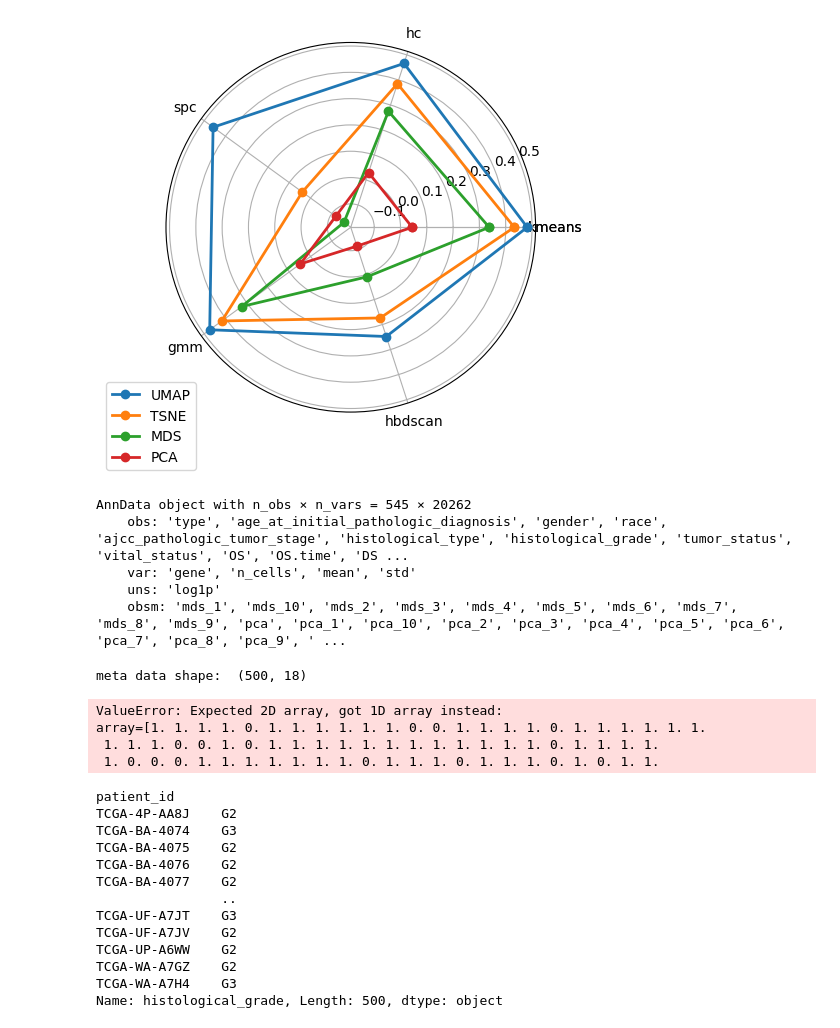
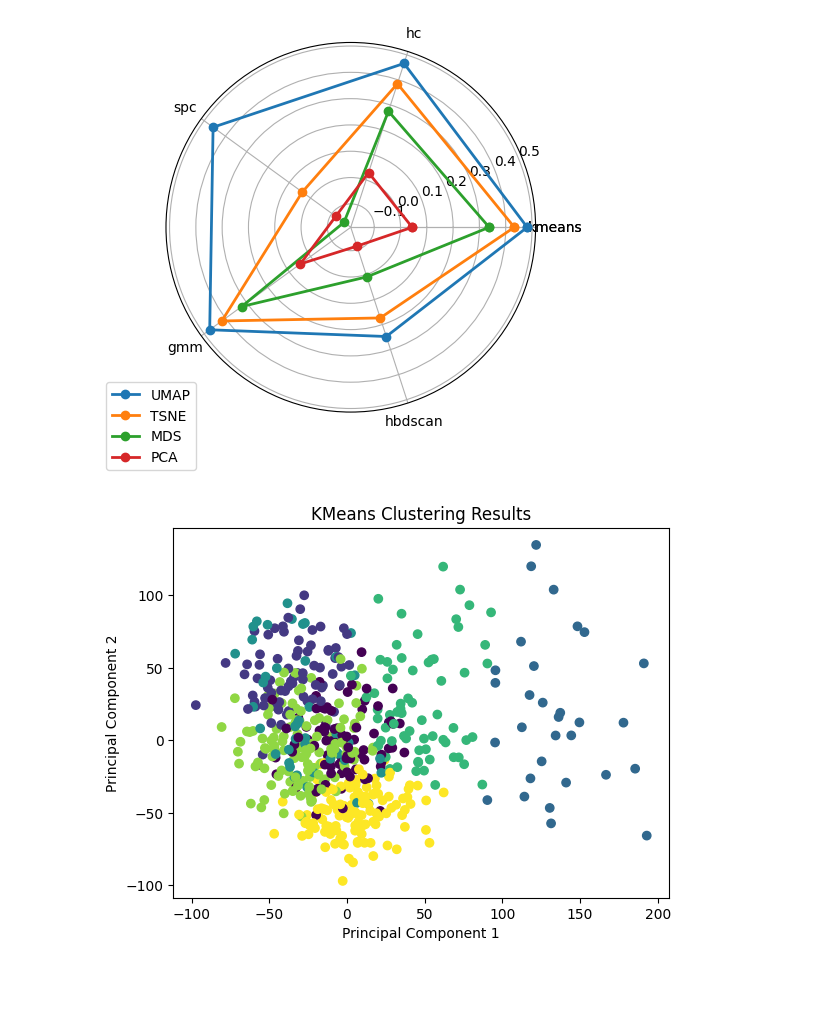
Before and after one commit to mikecuoco/ece204_project1, a Jupyter notebook: clustering_clean.ipynb, the cells around one changed output. Cells and saved outputs as stored; diff of their text form; code cells hidden in the pictures; blank space fills up the shorter version.

Commit message:
Clustering plots added

```diff
--- a/clustering_clean.ipynb
+++ b/clustering_clean.ipynb
@@ -95,56 +95,27 @@ ax.legend(loc='upper right', bbox_to_anchor=(0.1, 0.1))
 plt.show()
 # %% [output]
 [figure]
-# %%
-adata
-# %% [output]
-AnnData object with n_obs × n_vars = 545 × 20262
-    obs: 'type', 'age_at_initial_pathologic_diagnosis', 'gender', 'race', 'ajcc_pathologic_tumor_stage', 'histological_type', 'histological_grade', 'tumor_status', 'vital_status', 'OS', 'OS.time', 'DS ...
-    var: 'gene', 'n_cells', 'mean', 'std'
-    uns: 'log1p'
-    obsm: 'mds_1', 'mds_10', 'mds_2', 'mds_3', 'mds_4', 'mds_5', 'mds_6', 'mds_7', 'mds_8', 'mds_9', 'pca', 'pca_1', 'pca_10', 'pca_2', 'pca_3', 'pca_4', 'pca_5', 'pca_6', 'pca_7', 'pca_8', 'pca_9', ' ...
-# %%
-import pandas as pd
-from sklearn.cluster import KMeans
-from sklearn.decomposition import PCA
-from sklearn.preprocessing import OneHotEncoder
-meta = pd.read_csv('data/TCGA.HNSC.metadata.txt', sep='\t', header=0, index_col=0)
-print("meta data shape: ", meta.shape)
-metadata = meta.fillna("Unknown")
-x= metadata['gender'].values
-x=pd.Categorical(x).codes
-
-pca = PCA(n_components=2)
-X_pca = pca.fit_transform(x)
-
-# Apply k-means clustering with k=7 clusters
-kmeans = KMeans(n_clusters=7)
-kmeans.fit(X_pca)
-
-
-cluster_labels = kmeans.predict(X_pca)
-print(cluster_labels)
-
-print(silhouette_score(X_pca,cluster_labels))
-# %% [output]
-meta data shape:  (500, 18)
-ValueError: Expected 2D array, got 1D array instead:
-array=[1. 1. 1. 1. 0. 1. 1. 1. 1. 1. 1. 0. 0. 1. 1. 1. 1. 0. 1. 1. 1. 1. 1. 1.
- 1. 1. 1. 0. 0. 1. 0. 1. 1. 1. 1. 1. 1. 1. 1. 1. 1. 1. 1. 0. 1. 1. 1. 1.
- 1. 0. 0. 0. 1. 1. 1. 1. 1. 1. 1. 0. 1. 1. 1. 0. 1. 1. 1. 0. 1. 0. 1. 1.
-# %%
-metadata['histological_grade']
-# %% [output]
-patient_id
-TCGA-4P-AA8J    G2
-TCGA-BA-4074    G3
-TCGA-BA-4075    G2
-TCGA-BA-4076    G2
-TCGA-BA-4077    G2
-                ..
-TCGA-UF-A7JT    G3
-TCGA-UF-A7JV    G2
-TCGA-UP-A6WW    G2
-TCGA-WA-A7GZ    G2
-TCGA-WA-A7H4    G3
-Name: histological_grade, Length: 500, dtype: object
+# %%
+from anndata import read_h5ad
+adata = read_h5ad('data/TCGA.HNSC.embedded.h5ad')
+embedding_pca=adata.obsm['pca']
+
+import matplotlib.pyplot as plt
+from sklearn.cluster import KMeans
+from sklearn.decomposition import PCA
+# Fit KMeans model
+kmeans = KMeans(n_clusters=7, random_state=42)
+kmeans.fit(embedding_pca)
+
+# Get cluster labels
+labels = kmeans.labels_
+
+
+# Plot results
+plt.scatter(embedding_pca[:, 0], embedding_pca[:, 1], c=labels, cmap='viridis')
+plt.xlabel('Principal Component 1')
+plt.ylabel('Principal Component 2')
+plt.title('KMeans Clustering Results')
+plt.show()
+# %% [output]
+[figure, added]
```
Also changed, not shown: parts of 3 cells of this notebook, 1 other file.
